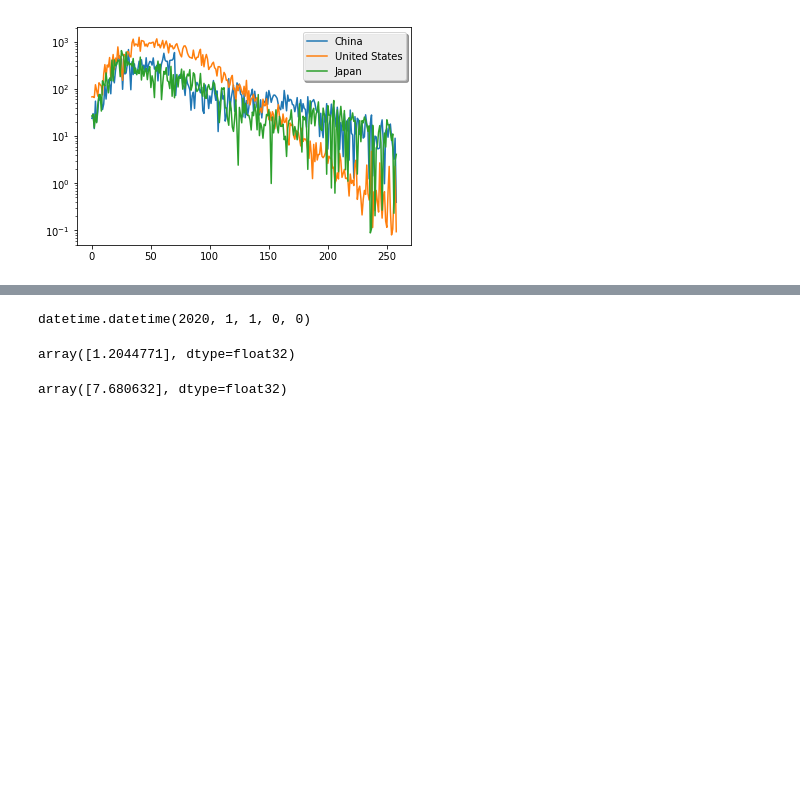
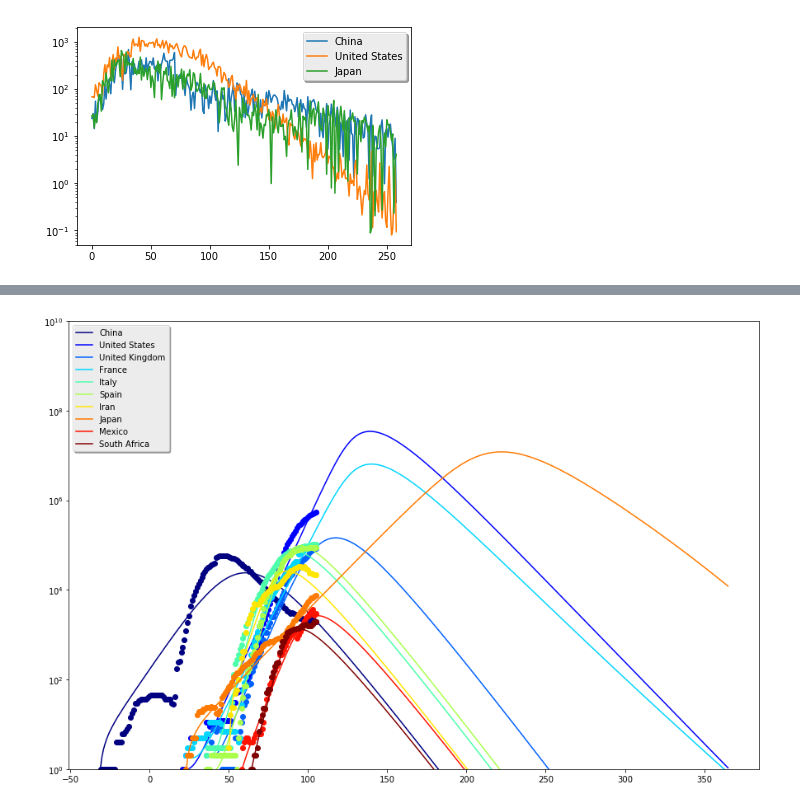
Before and after one commit to Zhangyanbo/covid19_domestic_or_import, a Jupyter notebook: model.ipynb, the cells around one changed output, grey strips where cells are left out. Cells and saved outputs as stored; diff of their text form; code cells hidden in the pictures; blank space fills up the shorter version.

Commit message:
update COVID19.py

```diff
--- a/model.ipynb
+++ b/model.ipynb
@@ -30,12 +105,18 @@ covmodel.plot_imports(names=['China', 'United States', 'Japan'])
+# %%
+covmodel = COVID19Control()
+#covmodel.set_import_control('China', 0.01)
+#covmodel.set_export_control('United States', 0.01)
+covmodel.loadfit()
+covmodel.simulate()
+#covmodel.compute_influence_matrix()
+# %%
+covmodel.set_export_control('United States', 0.0)
+covmodel.set_export_control('Japan', 0.0)
+covmodel.set_export_control('France', 0.0)
+covmodel.set_import_control('all', 0.0)
+covmodel.simulate()
+covmodel.compute_influence_matrix()
 # %%
-covmodel.first_date
+covmodel.plot_simulation()
 # %% [output]
-datetime.datetime(2020, 1, 1, 0, 0)
+[figure, added]
-# %%
-covmodel.aaa['United States']['initial_unconfirmed']
-# %% [output]
-array([1.2044771], dtype=float32)
-# %%
-covmodel.aaa['China']['initial_unconfirmed']
-# %% [output]
-array([7.680632], dtype=float32)
```
Also changed, not shown: parts of 8 cells of this notebook, 1 other file.
